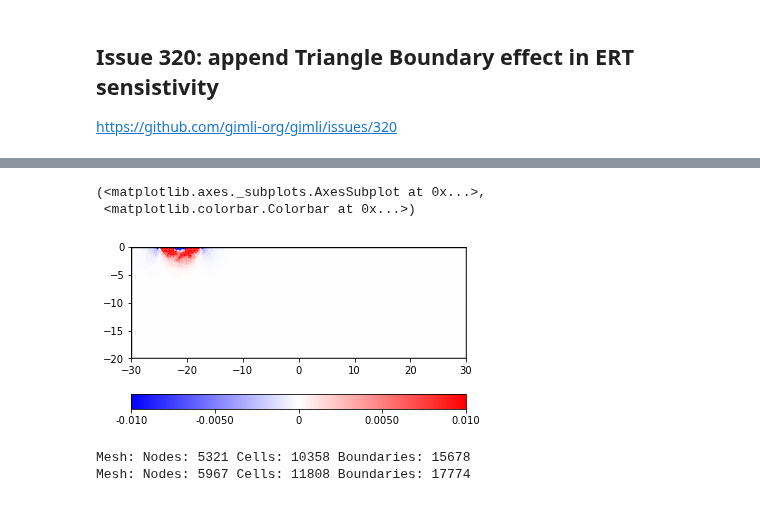
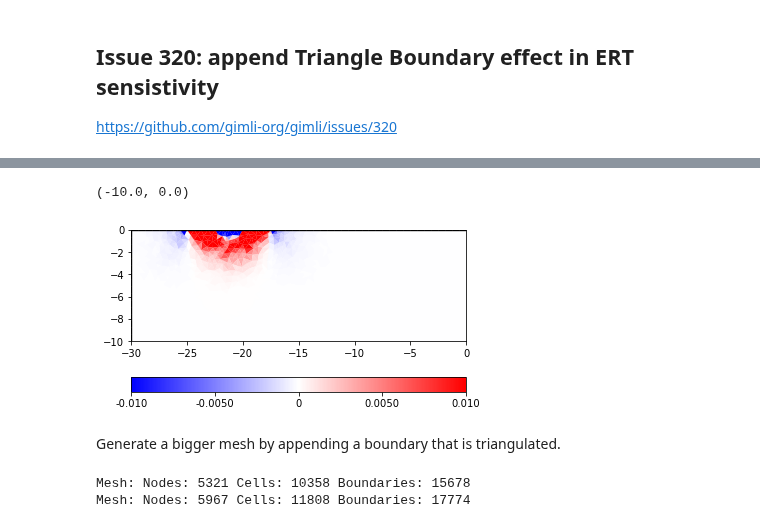
Before and after one commit to gimli-org/notebooks, a Jupyter notebook: issues/320/issue320.ipynb, the cells around one changed output, grey strips where cells are left out. Cells and saved outputs as stored; diff of their text form; code cells hidden in the pictures.

```diff
--- a/issues/320/issue320.ipynb
+++ b/issues/320/issue320.ipynb
@@ -33,10 +38,13 @@ J = pg.utils.gmat2numpy(fop.jacobian())
 [figure]
 # %%
-pg.show(fop.paraDomain, J[0,:], cMin=-0.01, cMax=0.01, cMap="bwr")
+ax, cb = pg.show(fop.paraDomain, J[0,:], cMin=-0.01, cMax=0.01, cMap="bwr");
+ax.set_xlim([-30, 0])
+ax.set_ylim([-10, 0])
 # %% [output]
-(<matplotlib.axes._subplots.AxesSubplot at 0x...>,
- <matplotlib.colorbar.Colorbar at 0x...>)
+(-10.0, 0.0)
-[figure, old version]
+[figure, new version]
+# %% [markdown]
+Generate a bigger mesh by appending a boundary that is triangulated.
 # %%
 print(mesh)
 bigMesh = pg.meshtools.appendTriangleBoundary(mesh, marker=1, xbound=250, ybound=250)
```
Also changed, not shown: parts of 13 cells of this notebook.
